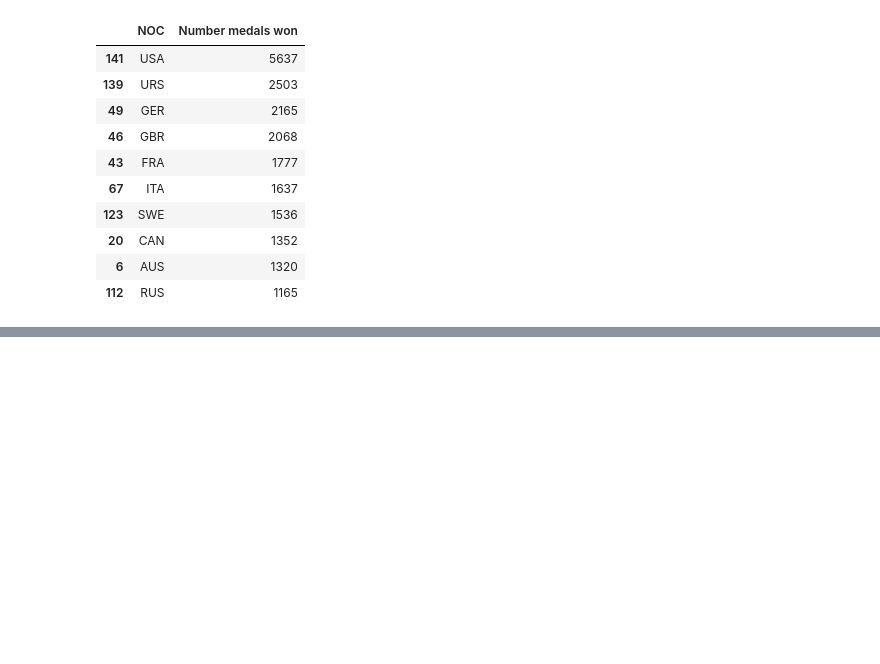
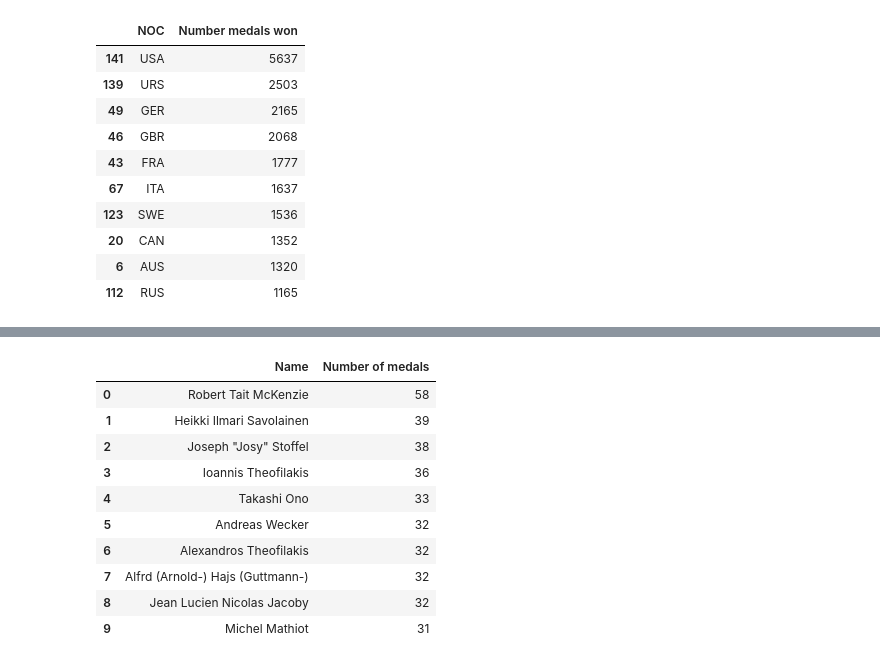
Before and after one commit to Anna-MariaSjolund/Databehandling-OS-projekt-Anna-MariaSjolund-ChristopherSeander, a Jupyter notebook: test_exercise0_A-M.ipynb, the cells around one changed output, grey strips where cells are left out. Cells and saved outputs as stored; diff of their text form; code cells hidden in the pictures; blank space fills up the shorter version.

```diff
--- a/test_exercise0_A-M.ipynb
+++ b/test_exercise0_A-M.ipynb
@@ -287,0 +303,16 @@ top_countries
+# %%
+most_wins = pd.DataFrame(os_data["Name"].value_counts()).sort_values(by="Name", ascending=False).head(10).reset_index()
+most_wins.rename(columns={"index":"Name", "Name":"Number of medals"}, inplace=True)
+most_wins
+# %% [output]
+|  | Name | Number of medals |
+| 0 | Robert Tait McKenzie | 58 |
+| 1 | Heikki Ilmari Savolainen | 39 |
+| 2 | Joseph "Josy" Stoffel | 38 |
+| 3 | Ioannis Theofilakis | 36 |
+| 4 | Takashi Ono | 33 |
+| 5 | Andreas Wecker | 32 |
+| 6 | Alexandros Theofilakis | 32 |
+| 7 | Alfrd (Arnold-) Hajs (Guttmann-) | 32 |
+| 8 | Jean Lucien Nicolas Jacoby | 32 |
+| 9 | Michel Mathiot | 31 |
```
Also changed, not shown: parts of 7 cells of this notebook.
